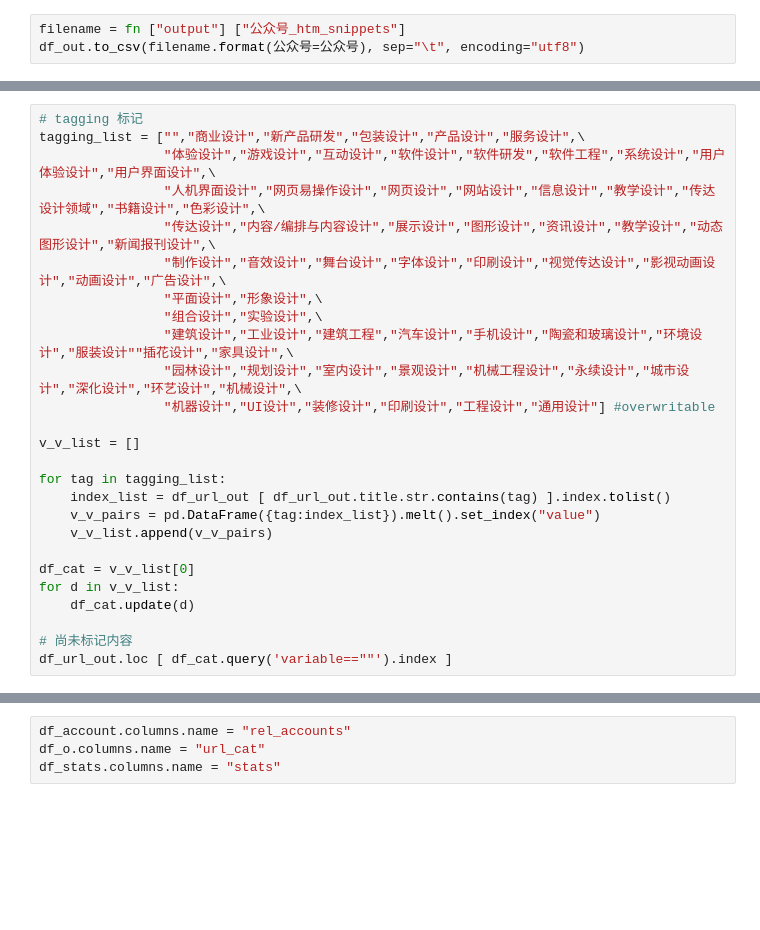
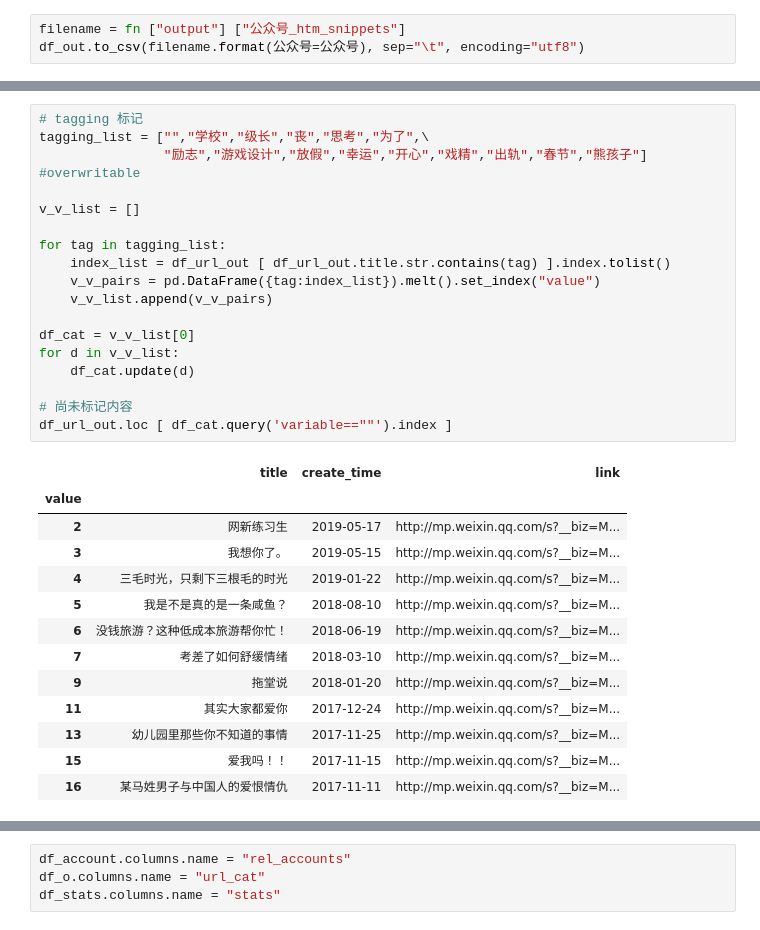
Before and after one commit to liuyu19/web_mining, a Jupyter notebook: week8/Untitled.ipynb, the cells around one changed output, grey strips where cells are left out. Saved outputs shown, nothing was run; the diff lists cells and outputs as text; blank space fills up the shorter version.

```diff
--- a/week8/Untitled.ipynb
+++ b/week8/Untitled.ipynb
@@ -318,28 +368,34 @@ df_url_out.tail(5)
 # %%
 # tagging 标记
-tagging_list = ["","商业设计","新产品研发","包装设计","产品设计","服务设计",\
-                "体验设计","游戏设计","互动设计","软件设计","软件研发","软件工程","系统设计","用户体验设计","用户界面设计",\
-                "人机界面设计","网页易操作设计","网页设计","网站设计","信息设计","教学设计","传达设计领域","书籍设计","色彩设计",\
-                "传达设计","内容/编排与内容设计","展示设计","图形设计","资讯设计","教学设计","动态图形设计","新闻报刊设计",\
-                "制作设计","音效设计","舞台设计","字体设计","印刷设计","视觉传达设计","影视动画设计","动画设计","广告设计",\
-                "平面设计","形象设计",\
-                "组合设计","实验设计",\
-                "建筑设计","工业设计","建筑工程","汽车设计","手机设计","陶瓷和玻璃设计","环境设计","服装设计""插花设计","家具设计",\
-                "园林设计","规划设计","室内设计","景观设计","机械工程设计","永续设计","城市设计","深化设计","环艺设计","机械设计",\
-                "机器设计","UI设计","装修设计","印刷设计","工程设计","通用设计"] #overwritable
+tagging_list = ["","学校","级长","丧","思考","为了",\
+                "励志","游戏设计","放假","幸运","开心","戏精","出轨","春节","熊孩子"] #overwritable
 
 v_v_list = []
 
 for tag in tagging_list:
     index_list = df_url_out [ df_url_out.title.str.contains(tag) ].index.tolist()
     v_v_pairs = pd.DataFrame({tag:index_list}).melt().set_index("value")
     v_v_list.append(v_v_pairs)
 
 df_cat = v_v_list[0]
 for d in v_v_list:
     df_cat.update(d)
 
 # 尚未标记内容
 df_url_out.loc [ df_cat.query('variable==""').index ]
+# %% [output]
+|  | title | create_time | link |
+| value |  |  |  |
+| 2 | 网新练习生 | 2019-05-17 | http://mp.weixin.qq.com/s?__biz=M... |
+| 3 | 我想你了。 | 2019-05-15 | http://mp.weixin.qq.com/s?__biz=M... |
+| 4 | 三毛时光，只剩下三根毛的时光 | 2019-01-22 | http://mp.weixin.qq.com/s?__biz=M... |
+| 5 | 我是不是真的是一条咸鱼？ | 2018-08-10 | http://mp.weixin.qq.com/s?__biz=M... |
+| 6 | 没钱旅游？这种低成本旅游帮你忙！ | 2018-06-19 | http://mp.weixin.qq.com/s?__biz=M... |
+| 7 | 考差了如何舒缓情绪 | 2018-03-10 | http://mp.weixin.qq.com/s?__biz=M... |
+| 9 | 拖堂说 | 2018-01-20 | http://mp.weixin.qq.com/s?__biz=M... |
+| 11 | 其实大家都爱你 | 2017-12-24 | http://mp.weixin.qq.com/s?__biz=M... |
+| 13 | 幼儿园里那些你不知道的事情 | 2017-11-25 | http://mp.weixin.qq.com/s?__biz=M... |
+| 15 | 爱我吗！！ | 2017-11-15 | http://mp.weixin.qq.com/s?__biz=M... |
+| 16 | 某马姓男子与中国人的爱恨情仇 | 2017-11-11 | http://mp.weixin.qq.com/s?__biz=M... |
 # %%
 df_url_out.loc[53].link
```
Also changed, not shown: parts of 14 cells of this notebook, 3 other files.
